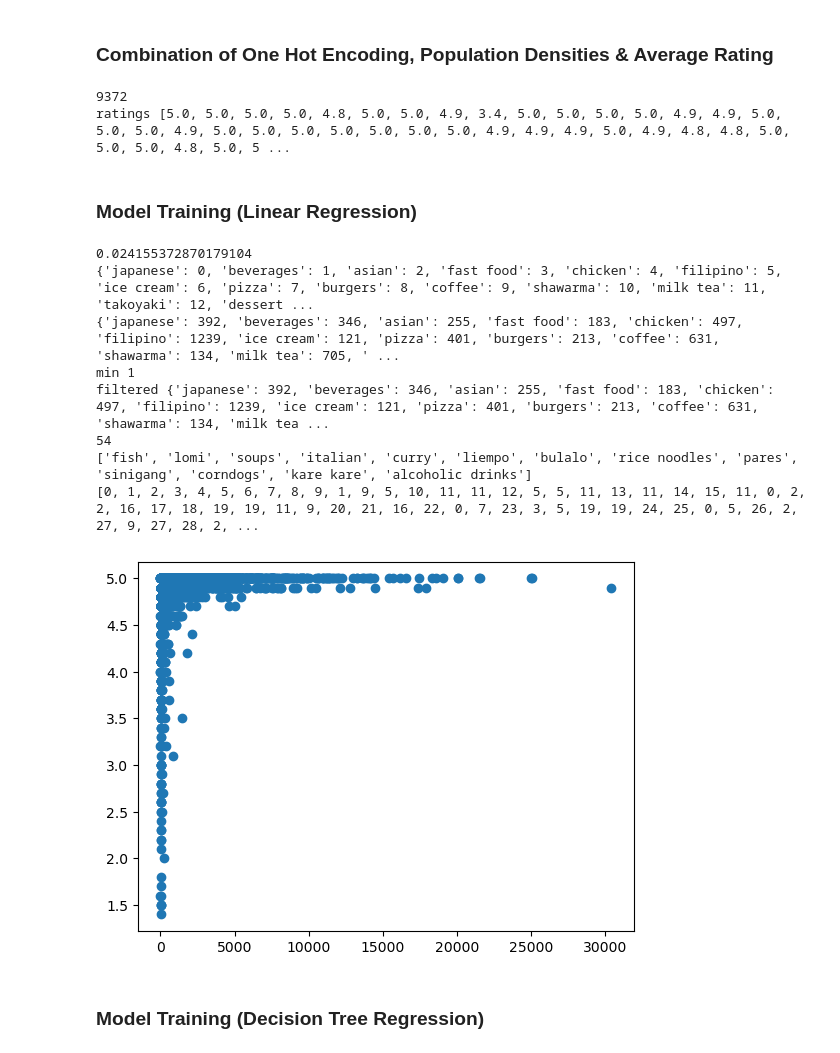
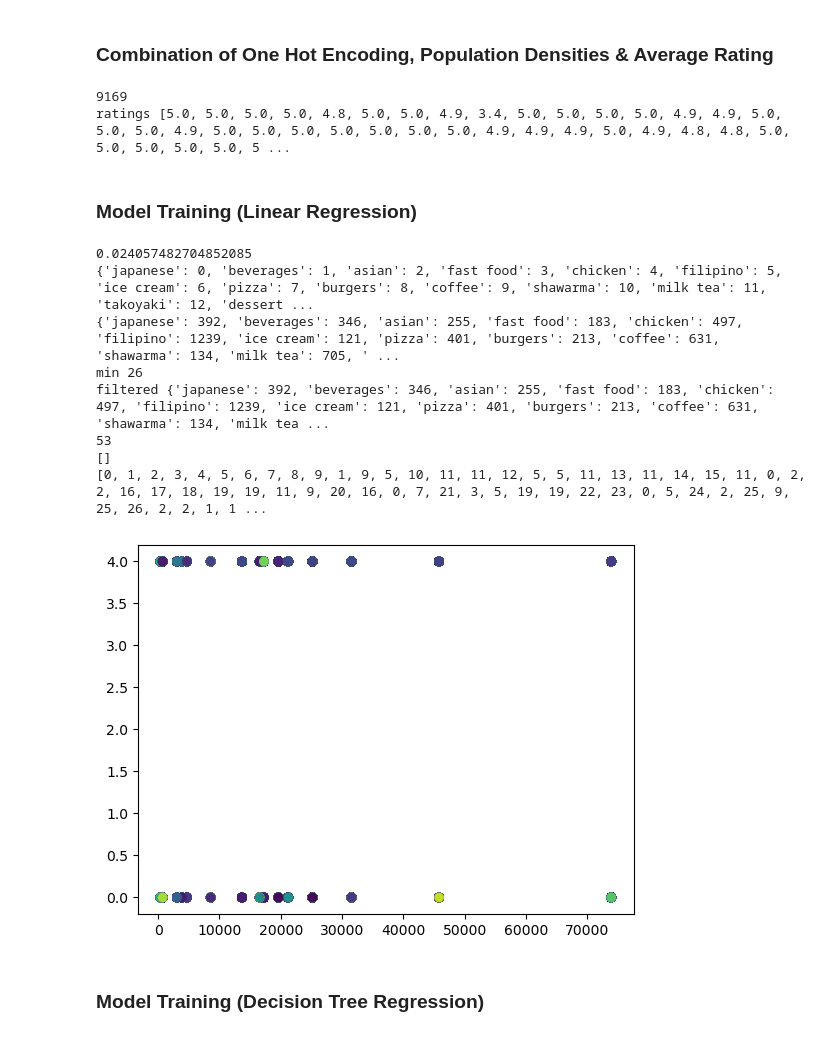
Before and after one commit to Enoux/psa, a Jupyter notebook: data/machine_learning.ipynb, the cells around one changed output. Cells and saved outputs as stored; diff of their text form; code cells hidden in the pictures.

```diff
--- a/data/machine_learning.ipynb
+++ b/data/machine_learning.ipynb
@@ -44,7 +45,7 @@ greenlight = [type for type in unique_types if type not in to_filter]
 filtered_data = ph_restos[ph_restos['FoodType'].isin(greenlight)]
 print(len(filtered_data))
 
-types = ph_restos["FoodType"].tolist()
+types = filtered_data["FoodType"].tolist()
 # for type in types:
 #     if type in to_filter or type == '':
 #         types.remove(type)
@@ -56,7 +57,7 @@ enc.fit([[i] for i in types])
 print(enc.categories_)
 encoded_types = enc.transform([[i] for i in types]).toarray().tolist()
 
-cities = ph_restos["City"].tolist()
+cities = filtered_data["City"].tolist()
 pop_densities = []
 
 city_pop_densities = {
@@ -114,7 +115,7 @@ print(len(city_and_resto_type[1]))
 # %% [markdown]
 ### Combination of One Hot Encoding, Population Densities & Average Rating
 # %%
-ratings = ph_restos["AverageRating"].to_list()
+ratings = filtered_data["AverageRating"].to_list()
 print(len(ratings))
 print('ratings', ratings)
 
@@ -126,8 +127,8 @@ print('ratings', ratings)
 
 # categorical_data = np.array(categorical_data)
 # %% [output]
-9372
-ratings [5.0, 5.0, 5.0, 5.0, 4.8, 5.0, 5.0, 4.9, 3.4, 5.0, 5.0, 5.0, 5.0, 4.9, 4.9, 5.0, 5.0, 5.0, 4.9, 5.0, 5.0, 5.0, 5.0, 5.0, 5.0, 5.0, 4.9, 4.9, 4.9, 5.0, 4.9, 4.8, 4.8, 5.0, 5.0, 5.0, 4.8, 5.0, 5 ...
+9169
+ratings [5.0, 5.0, 5.0, 5.0, 4.8, 5.0, 5.0, 4.9, 3.4, 5.0, 5.0, 5.0, 5.0, 4.9, 4.9, 5.0, 5.0, 5.0, 4.9, 5.0, 5.0, 5.0, 5.0, 5.0, 5.0, 5.0, 4.9, 4.9, 4.9, 5.0, 4.9, 4.8, 4.8, 5.0, 5.0, 5.0, 5.0, 5.0, 5 ...
 # %% [markdown]
 ### Model Training (Linear Regression)
 # %%
@@ -138,53 +139,67 @@ unique_types = dict()
 type_counter = dict()
 i = 0
 
-for type in ph_restos["FoodType"].unique():
+for type in filtered_data["FoodType"].unique():
     if type not in unique_types.keys():
         unique_types[type] = i
         i += 1
 
-for type in ph_restos["FoodType"]:
+for type in filtered_data["FoodType"]:
     if type not in type_counter.keys():
         type_counter[type] = 1
     else:
         type_counter[type] += 1
 
 print(unique_types)
 print(type_counter)
 print('min', min(type_counter.values()))
 
 filtered_types = dict()
 filtered = []
 
 for key, value in type_counter.items():
     if value > 25:
         filtered_types[key] = value
     else:
         filtered.append(key)
 
 print('filtered', filtered_types)
 print(len(filtered_types))
 print(filtered)
 
 num_types = []
-for entry in ph_restos['FoodType'].tolist():
+for entry in filtered_data['FoodType'].tolist():
     if entry != 'FoodType':
         num_types.append(unique_types[entry])
 
 print(num_types)
 
-plt.scatter(ph_restos['Reviewers'], ratings)
+binned_ratings = []
+
+for rating in ratings:
+    if rating > 4.9:
+        binned_ratings.append(4)
+    # elif rating > 3:
+    #     binned_ratings.append(3)
+    # elif rating > 2:
+    #     binned_ratings.append(2)
+    # elif rating > 1:
+    #     binned_ratings.append(1)
+    else:
+        binned_ratings.append(0)
+
+plt.scatter(pop_densities, binned_ratings, c=num_types, cmap='viridis')
 plt.show()
 # %% [output]
-0.024155372870179104
+0.024057482704852085
 {'japanese': 0, 'beverages': 1, 'asian': 2, 'fast food': 3, 'chicken': 4, 'filipino': 5, 'ice cream': 6, 'pizza': 7, 'burgers': 8, 'coffee': 9, 'shawarma': 10, 'milk tea': 11, 'takoyaki': 12, 'dessert ...
 {'japanese': 392, 'beverages': 346, 'asian': 255, 'fast food': 183, 'chicken': 497, 'filipino': 1239, 'ice cream': 121, 'pizza': 401, 'burgers': 213, 'coffee': 631, 'shawarma': 134, 'milk tea': 705, ' ...
-min 1
+min 26
 filtered {'japanese': 392, 'beverages': 346, 'asian': 255, 'fast food': 183, 'chicken': 497, 'filipino': 1239, 'ice cream': 121, 'pizza': 401, 'burgers': 213, 'coffee': 631, 'shawarma': 134, 'milk tea ...
-54
-['fish', 'lomi', 'soups', 'italian', 'curry', 'liempo', 'bulalo', 'rice noodles', 'pares', 'sinigang', 'corndogs', 'kare kare', 'alcoholic drinks']
-[0, 1, 2, 3, 4, 5, 6, 7, 8, 9, 1, 9, 5, 10, 11, 11, 12, 5, 5, 11, 13, 11, 14, 15, 11, 0, 2, 2, 16, 17, 18, 19, 19, 11, 9, 20, 21, 16, 22, 0, 7, 23, 3, 5, 19, 19, 24, 25, 0, 5, 26, 2, 27, 9, 27, 28, 2, ...
+53
+[]
+[0, 1, 2, 3, 4, 5, 6, 7, 8, 9, 1, 9, 5, 10, 11, 11, 12, 5, 5, 11, 13, 11, 14, 15, 11, 0, 2, 2, 16, 17, 18, 19, 19, 11, 9, 20, 16, 0, 7, 21, 3, 5, 19, 19, 22, 23, 0, 5, 24, 2, 25, 9, 25, 26, 2, 2, 1, 1 ...
-[figure, old version]
+[figure, new version]
 # %% [markdown]
 ### Model Training (Decision Tree Regression)
 # %%
```
Also changed, not shown: parts of 5 cells of this notebook.
